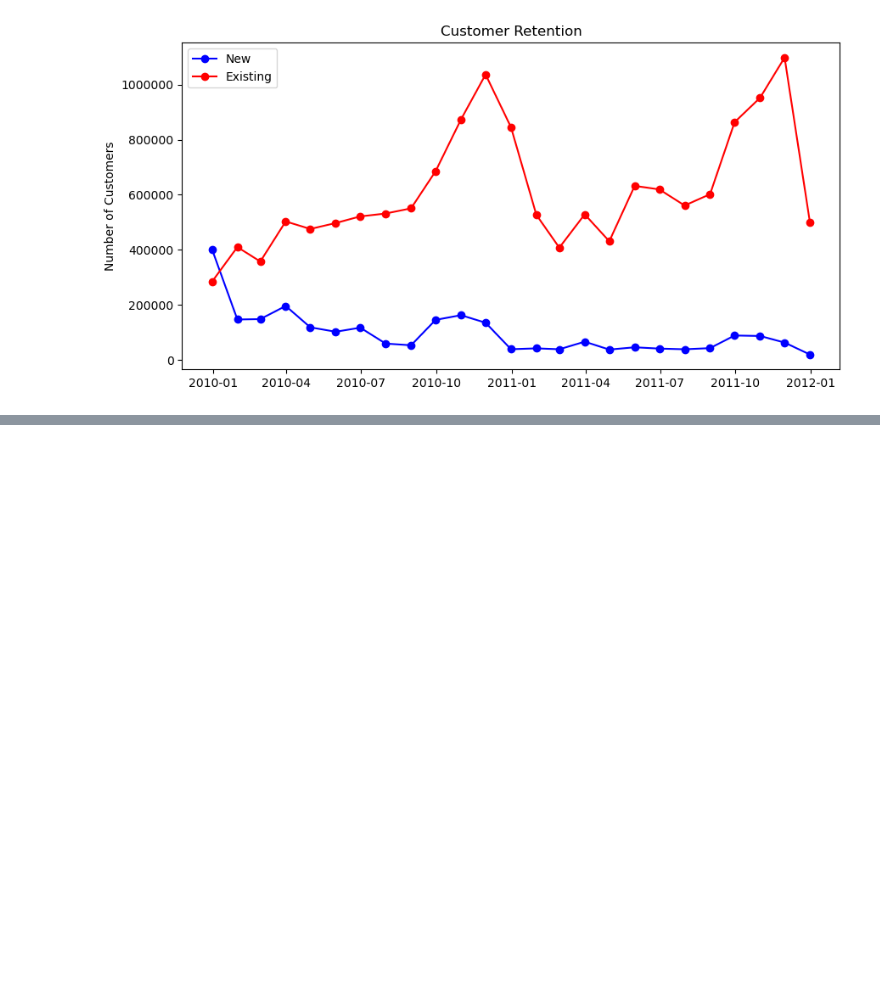
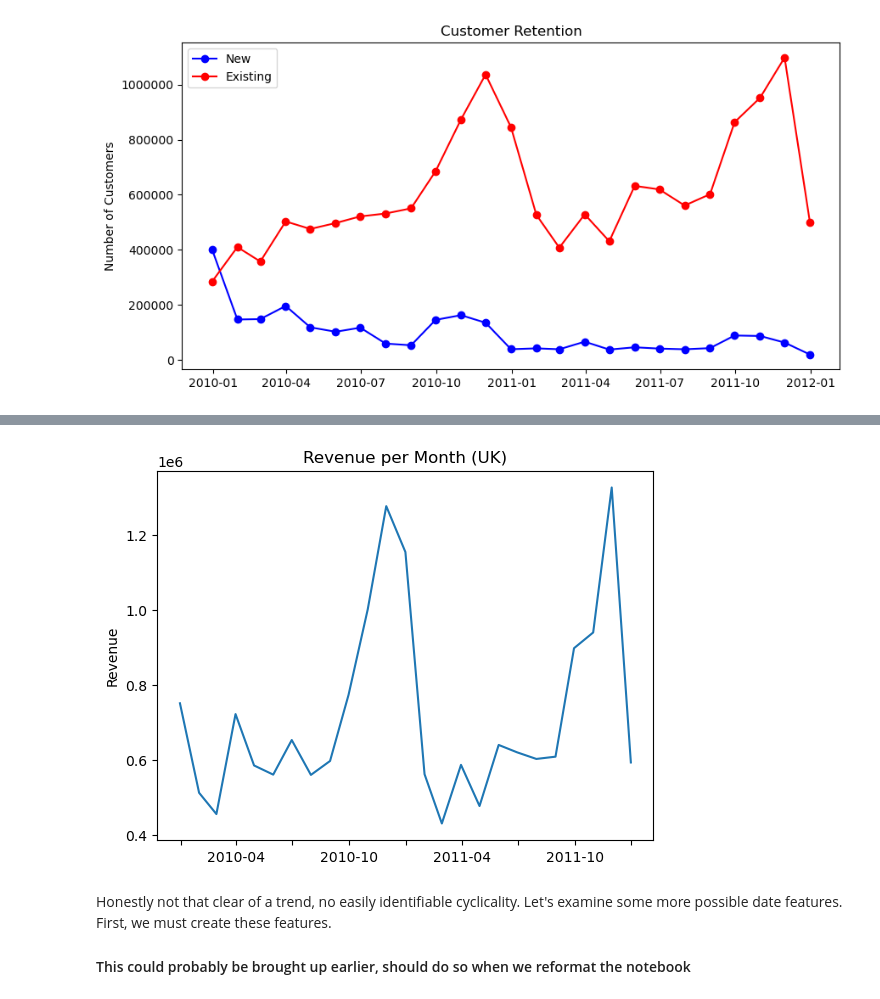
Before and after one commit to zadealfalah/salesSample, a Jupyter notebook: onlineRetail2/onlineRetail.ipynb, the cells around one changed output, grey strips where cells are left out. Saved outputs shown, nothing was run; the diff lists cells and outputs as text; code cells hidden in the pictures; blank space fills up the shorter version.

```diff
--- a/onlineRetail2/onlineRetail.ipynb
+++ b/onlineRetail2/onlineRetail.ipynb
@@ -506,0 +460,4 @@ Clearly issues with outliers.
+# %%
+df3 = df[df.country == 'United Kingdom'].resample(rule='M', on='invoicedate')['revenue'].sum().reset_index()
+df3.columns = ['invoicebymonth', 'revenue']
+df3.head()  # df for revenue by month in the UK
@@ -506,0 +471,13 @@ Clearly issues with outliers.
+# %%
+fig, ax = plt.subplots();
+plt.plot(df3.invoicebymonth, df3.revenue);
+plt.setp(ax.get_xticklabels()[::2], visible=False);  # Skip every other xtick label
+plt.title("Revenue per Month (UK)")
+plt.ylabel("Revenue")
+plt.show();
+# %% [output]
+[figure, added]
+# %% [markdown]
+Honestly not that clear of a trend, no easily identifiable cyclicality.  Let's examine some more possible date features.  First, we must create these features.
+
+#### This could probably be brought up earlier, should do so when we reformat the notebook
```
Also changed, not shown: parts of 50 cells of this notebook.
